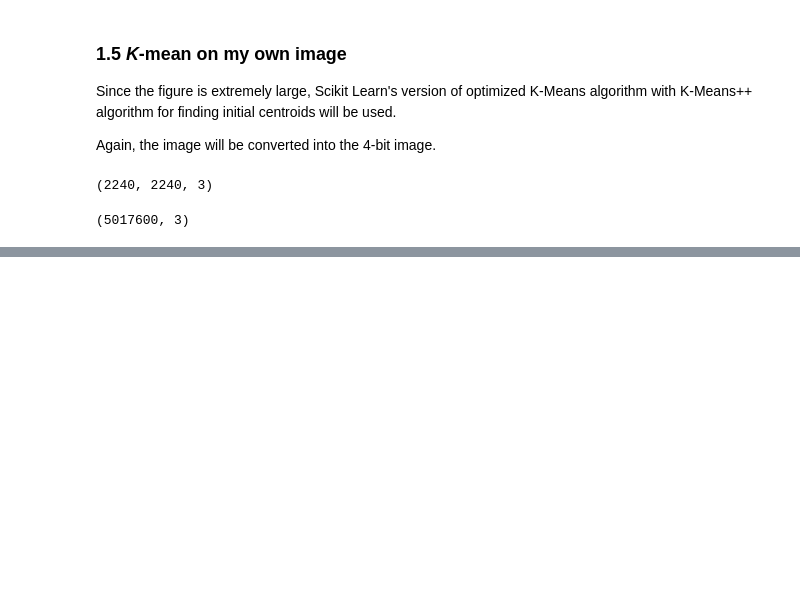
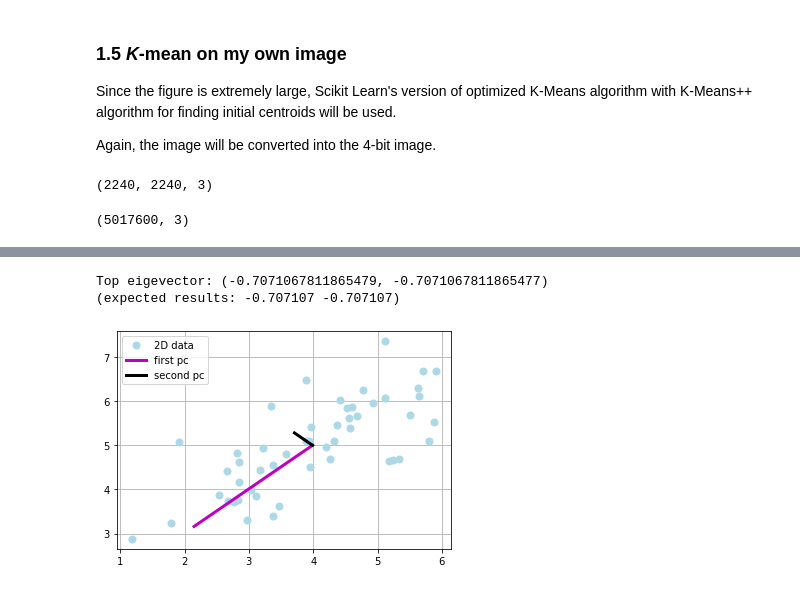
Before and after one commit to akapet00/andrew-ng-coursera-ml, a Jupyter notebook: ex7-unsupervised-learning/ex7.ipynb, the cells around one changed output, grey strips where cells are left out. Drawn from its saved outputs; the diff is of its cells as text; code cells hidden in the pictures; blank space fills up the shorter version.

```diff
--- a/ex7-unsupervised-learning/ex7.ipynb
+++ b/ex7-unsupervised-learning/ex7.ipynb
@@ -309,0 +359,44 @@ plt.grid()
+# %%
+def featureNormalize(X):
+    mu = np.mean(X, axis=0)
+    X_norm = X - mu
+
+    sigma = np.std(X_norm, axis=0)
+    X_norm = X_norm/sigma
+    return X_norm, mu, sigma
+
+def pca(X):
+    m, n = X.shape
+    U = np.zeros((n, n))
+    S = np.zeros((n, n))
+
+    Sigma = 1/m * X.T @ X
+    U, S, V = np.linalg.svd(Sigma)
+    return U, S
+
+def sk_pca(X):
+    pass
+# %%
+X_norm, mu, sigma = featureNormalize(X)
+U, S = pca(X_norm)
+print(f'Top eigevector: {U[0, 0], U[1, 0]}')
+print('(expected results: -0.707107 -0.707107)')
+# %% [output]
+Top eigevector: (-0.7071067811865479, -0.7071067811865477)
+(expected results: -0.707107 -0.707107)
+# %%
+plt.plot(X[:, 0], X[:,1],
+        linestyle='None', marker ='o', markersize='7', c='lightblue',
+        label='2D data')
+
+plt.plot([mu[0], mu[0] + 1.5*S[0]*U[0,0]],
+         [mu[1], mu[1] + 1.5*S[0]*U[0,1]], linewidth=3, c='m',
+         label='first pc')
+plt.plot([mu[0], mu[0] + 1.5*S[1]*U[1,0]],
+         [mu[1], mu[1] + 1.5*S[1]*U[1,1]], linewidth=3, c='k',
+         label='second pc')
+plt.legend(loc='best')
+plt.grid()
+plt.show()
+# %% [output]
+[figure, added]
```
Also changed, not shown: parts of 29 cells of this notebook.
